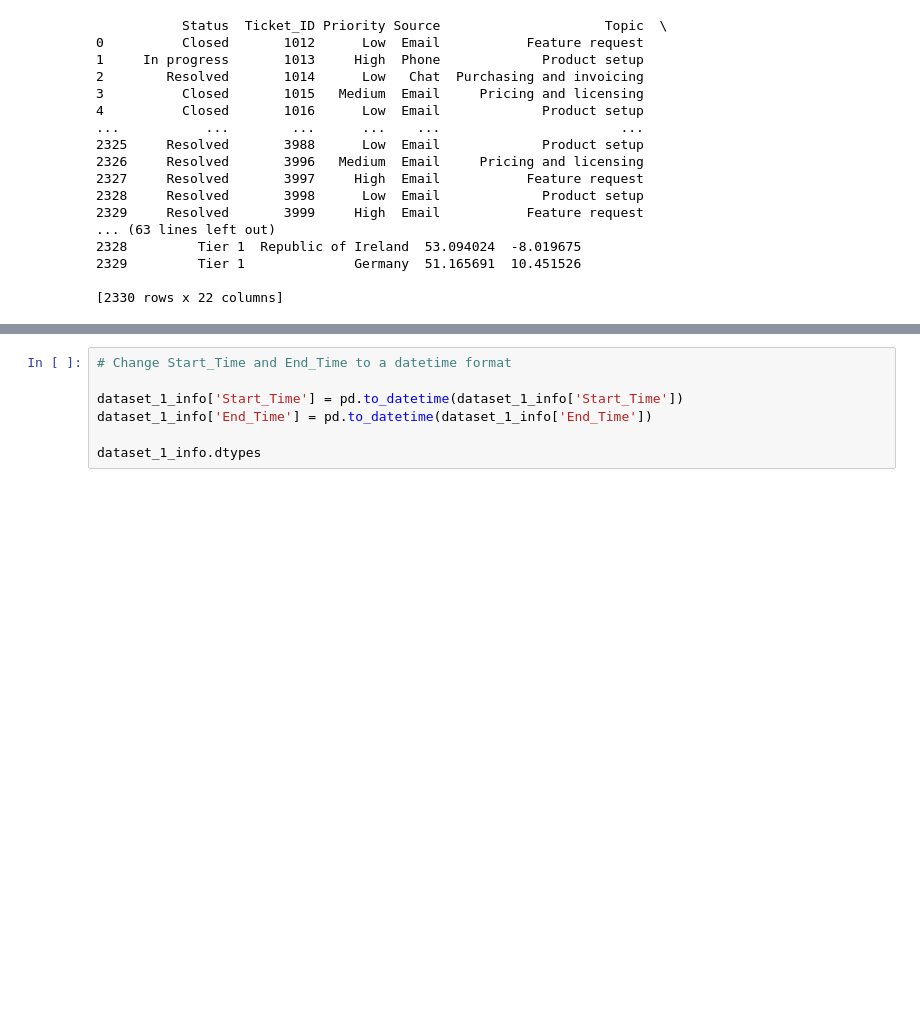
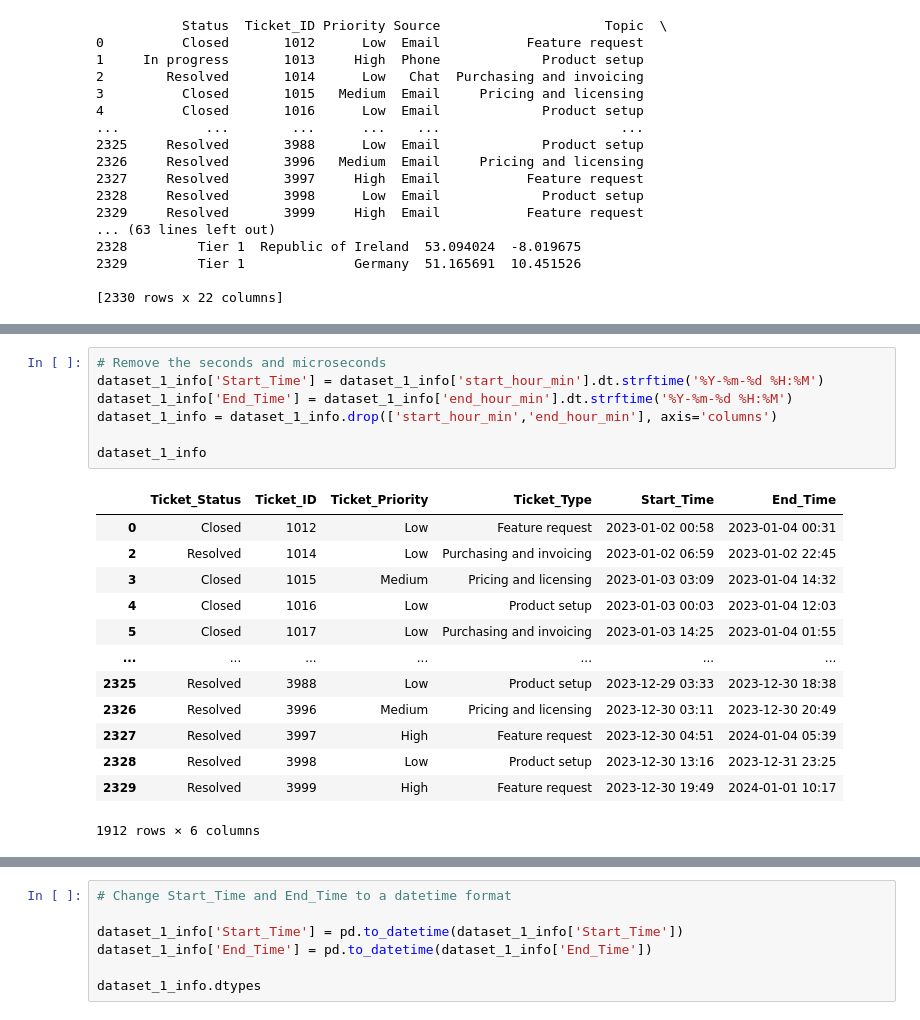
Before and after one commit to stevetech73/Tech_Support_Analysis, a Jupyter notebook: Technical_Support_Analysis.ipynb, the cells around one changed output, grey strips where cells are left out. Saved outputs shown, nothing was run; the diff lists cells and outputs as text; blank space fills up the shorter version.

```diff
--- a/Technical_Support_Analysis.ipynb
+++ b/Technical_Support_Analysis.ipynb
@@ -129,0 +146,21 @@ dataset_1_info
+# %%
+# Remove the seconds and microseconds
+dataset_1_info['Start_Time'] = dataset_1_info['start_hour_min'].dt.strftime('%Y-%m-%d %H:%M')
+dataset_1_info['End_Time'] = dataset_1_info['end_hour_min'].dt.strftime('%Y-%m-%d %H:%M')
+dataset_1_info = dataset_1_info.drop(['start_hour_min','end_hour_min'], axis='columns')
+
+dataset_1_info
+# %% [output]
+|  | Ticket_Status | Ticket_ID | Ticket_Priority | Ticket_Type | Start_Time | End_Time |
+| 0 | Closed | 1012 | Low | Feature request | 2023-01-02 00:58 | 2023-01-04 00:31 |
+| 2 | Resolved | 1014 | Low | Purchasing and invoicing | 2023-01-02 06:59 | 2023-01-02 22:45 |
+| 3 | Closed | 1015 | Medium | Pricing and licensing | 2023-01-03 03:09 | 2023-01-04 14:32 |
+| 4 | Closed | 1016 | Low | Product setup | 2023-01-03 00:03 | 2023-01-04 12:03 |
+| 5 | Closed | 1017 | Low | Purchasing and invoicing | 2023-01-03 14:25 | 2023-01-04 01:55 |
+| ... | ... | ... | ... | ... | ... | ... |
+| 2325 | Resolved | 3988 | Low | Product setup | 2023-12-29 03:33 | 2023-12-30 18:38 |
+| 2326 | Resolved | 3996 | Medium | Pricing and licensing | 2023-12-30 03:11 | 2023-12-30 20:49 |
+| 2327 | Resolved | 3997 | High | Feature request | 2023-12-30 04:51 | 2024-01-04 05:39 |
+| 2328 | Resolved | 3998 | Low | Product setup | 2023-12-30 13:16 | 2023-12-31 23:25 |
+| 2329 | Resolved | 3999 | High | Feature request | 2023-12-30 19:49 | 2024-01-01 10:17 |
+1912 rows × 6 columns
```
Also changed, not shown: parts of 11 cells of this notebook.
